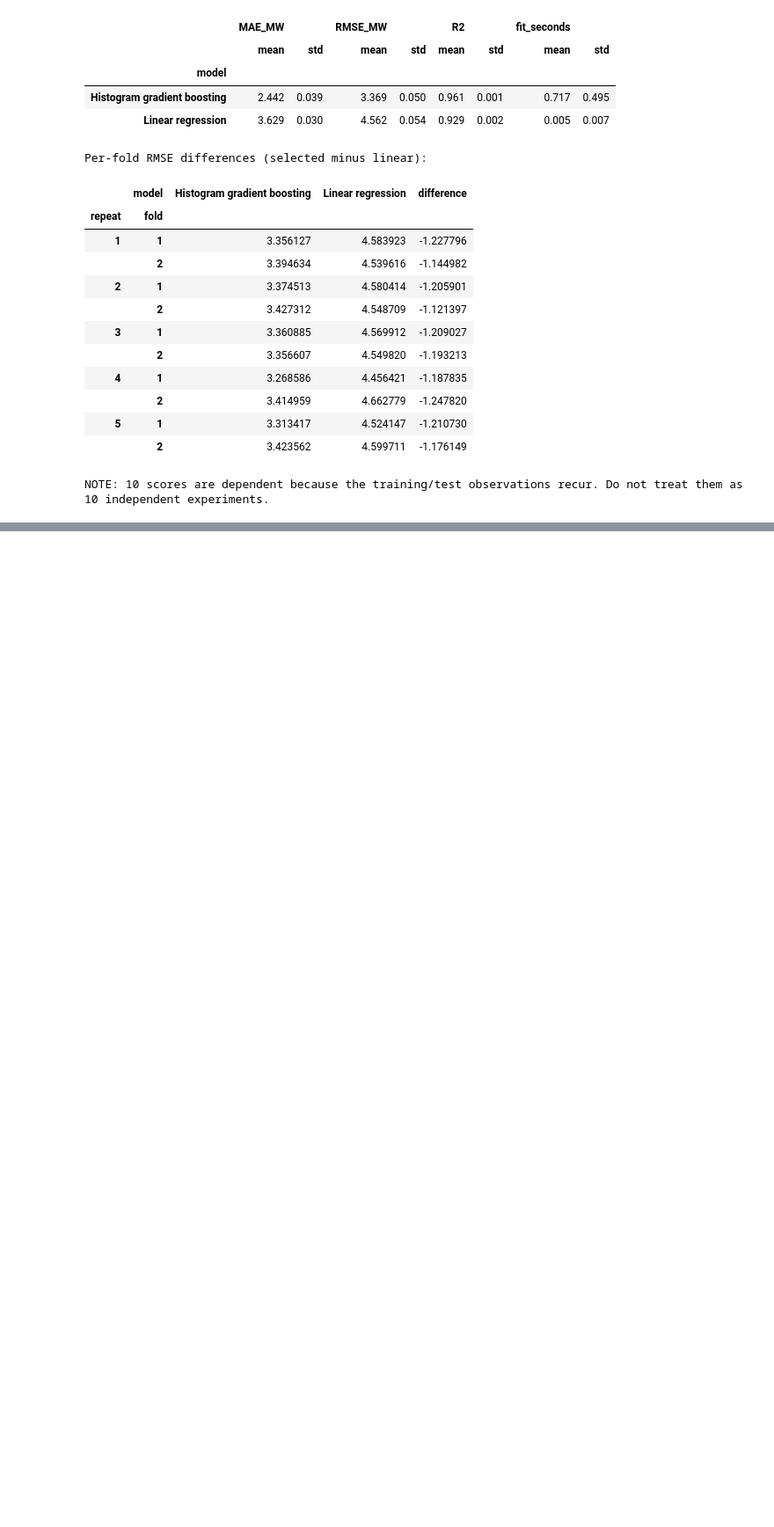
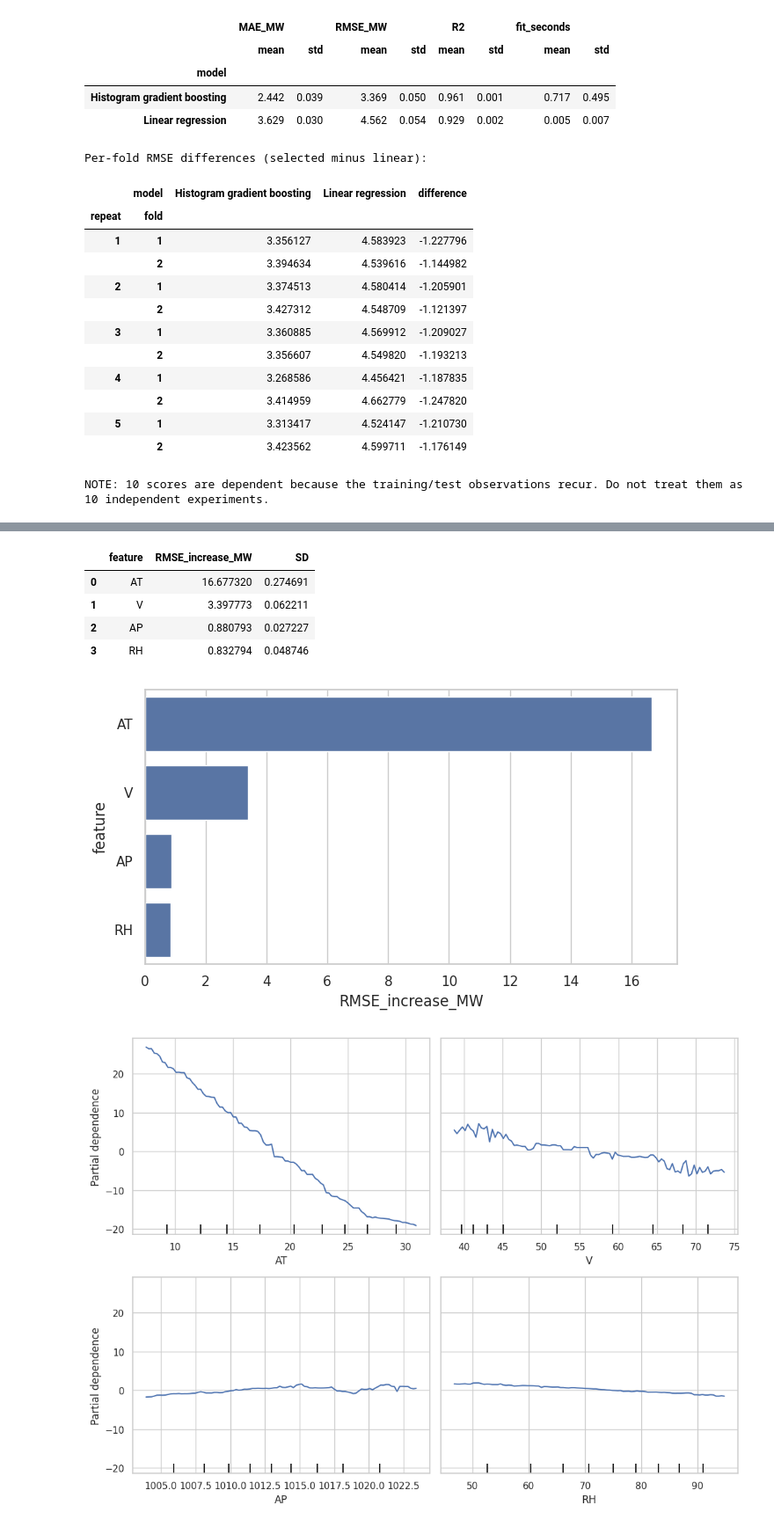
Before and after one commit to nat-petty/MMA3001-project, a Jupyter notebook: MMA3001projectNP.ipynb, the cells around one changed output, grey strips where cells are left out. Shown at 88% size. Saved outputs shown, nothing was run; the diff lists cells and outputs as text; code cells hidden in the pictures; blank space fills up the shorter version.

```diff
--- a/MMA3001projectNP.ipynb
+++ b/MMA3001projectNP.ipynb
@@ -257,0 +262,16 @@ NOTE: 10 scores are dependent because the training/test observations recur. Do n
+# %%
+importance=permutation_importance(selected_model,X_test,y_test,n_repeats=10,random_state=SEED,scoring='neg_root_mean_squared_error')
+imp=pd.DataFrame({'feature':FEATURES,'RMSE_increase_MW':importance.importances_mean,'SD':importance.importances_std}).sort_values('RMSE_increase_MW',ascending=False)
+display(imp);imp.to_csv(OUTPUT/'permutation_importance.csv',index=False)
+plt.figure(figsize=(7,4));sns.barplot(data=imp,x='RMSE_increase_MW',y='feature');plt.tight_layout();plt.savefig(OUTPUT/'importance.png',dpi=160);plt.show()
+fig,axes=plt.subplots(2,2,figsize=(11,8))
+PartialDependenceDisplay.from_estimator(selected_model,X_train,FEATURES,ax=axes)
+plt.tight_layout();plt.savefig(OUTPUT/'partial_dependence.png',dpi=160);plt.show()
+# %% [output]
+|  | feature | RMSE_increase_MW | SD |
+| 0 | AT | 16.677320 | 0.274691 |
+| 1 | V | 3.397773 | 0.062211 |
+| 2 | AP | 0.880793 | 0.027227 |
+| 3 | RH | 0.832794 | 0.048746 |
+[figure, added]
+[figure, added]
```
Also changed, not shown: parts of 1 cell of this notebook.
